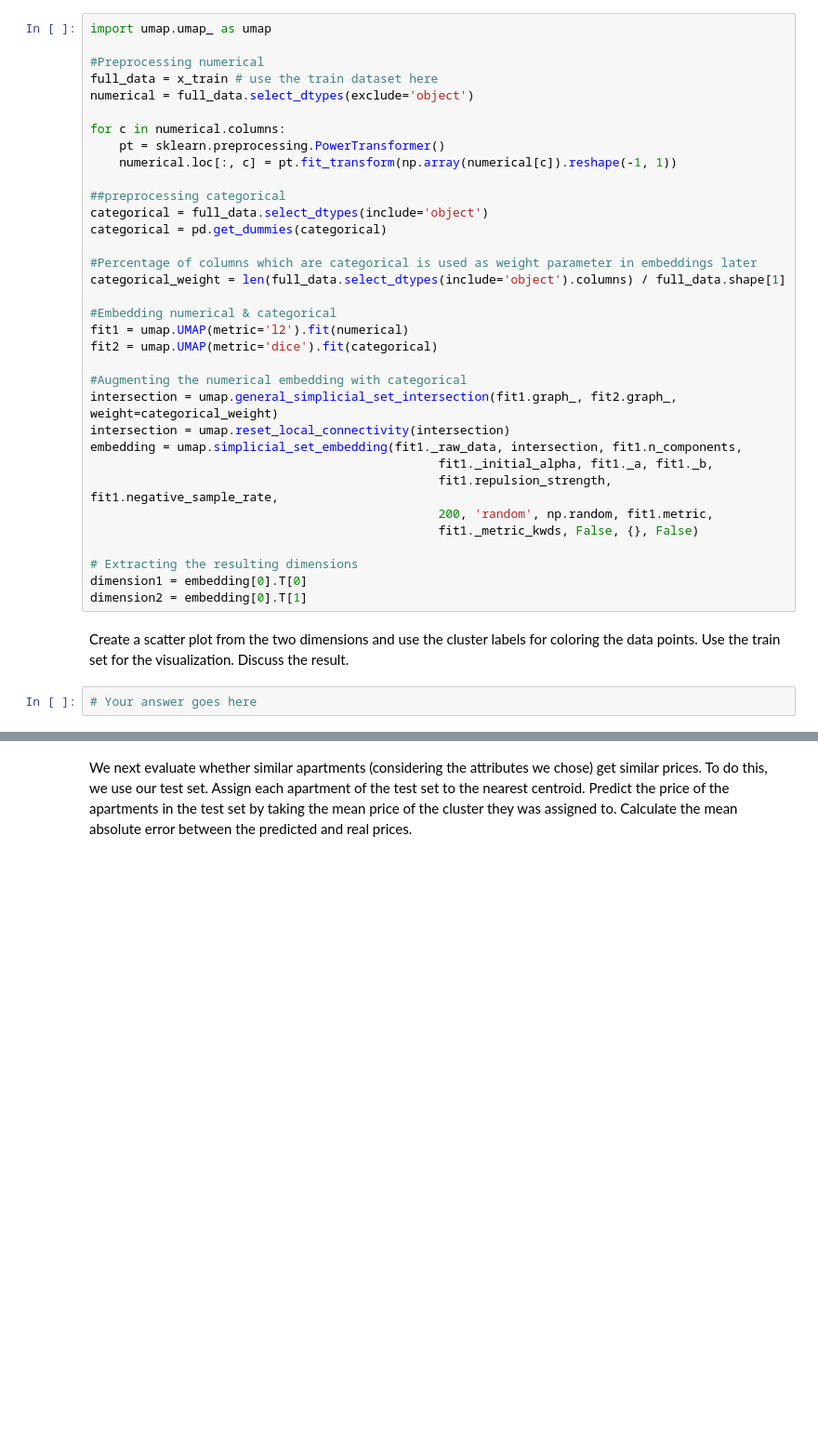
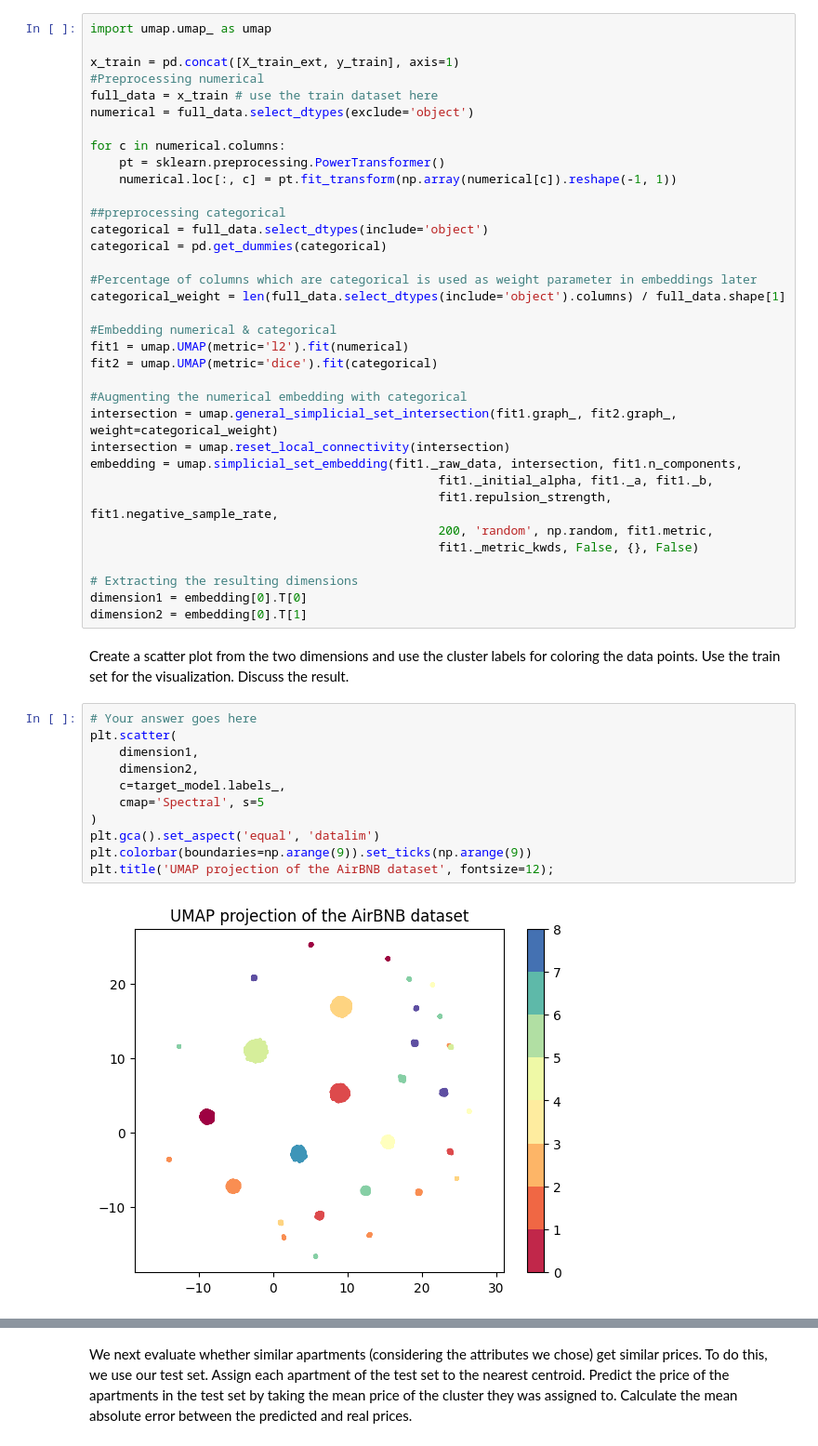
Before and after one commit to alpharmike/ids-assignment-1, a Jupyter notebook: assignment_1.ipynb, the cells around one changed output, grey strips where cells are left out. Shown at 93% size. Drawn from its saved outputs; the diff is of its cells as text; blank space fills up the shorter version.

```diff
--- a/assignment_1.ipynb
+++ b/assignment_1.ipynb
@@ -636,6 +772,7 @@ You are going to evaluate the clustering technique visually. The IDS team provid
 # %%
 import umap.umap_ as umap
 
+x_train = pd.concat([X_train_ext, y_train], axis=1)
 #Preprocessing numerical
 full_data = x_train # use the train dataset here
 numerical = full_data.select_dtypes(exclude='object')
@@ -671,5 +808,16 @@ dimension2 = embedding[0].T[1]
 Create a scatter plot from the two dimensions and use the cluster labels for coloring the data points. Use the train set for the visualization. Discuss the result.
 # %%
 # Your answer goes here
+plt.scatter(
+    dimension1,
+    dimension2,
+    c=target_model.labels_,
+    cmap='Spectral', s=5
+)
+plt.gca().set_aspect('equal', 'datalim')
+plt.colorbar(boundaries=np.arange(9)).set_ticks(np.arange(9))
+plt.title('UMAP projection of the AirBNB dataset', fontsize=12);
+# %% [output]
+[figure, added]
 # %% [markdown]
 _Answer:_
```
Also changed, not shown: parts of 20 cells of this notebook.
